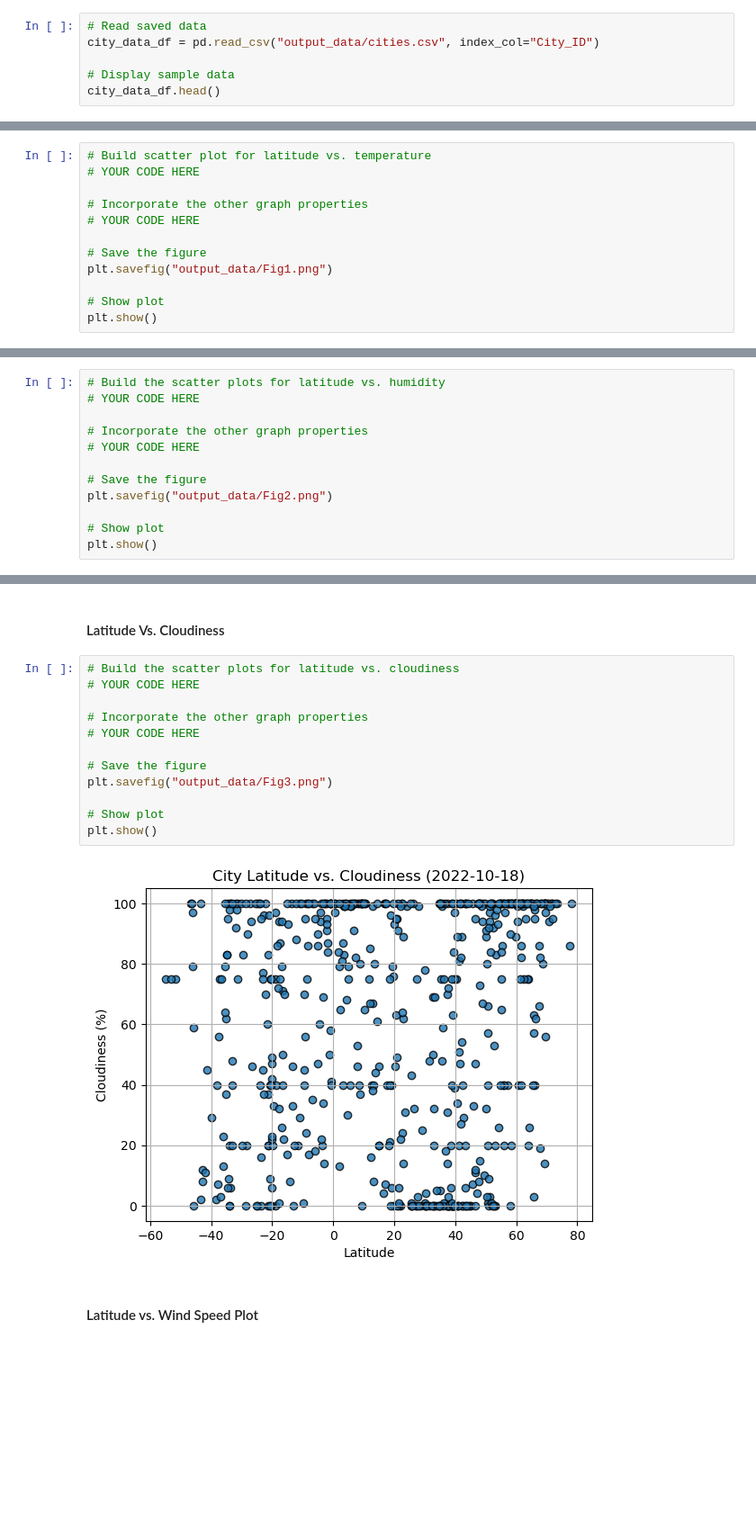
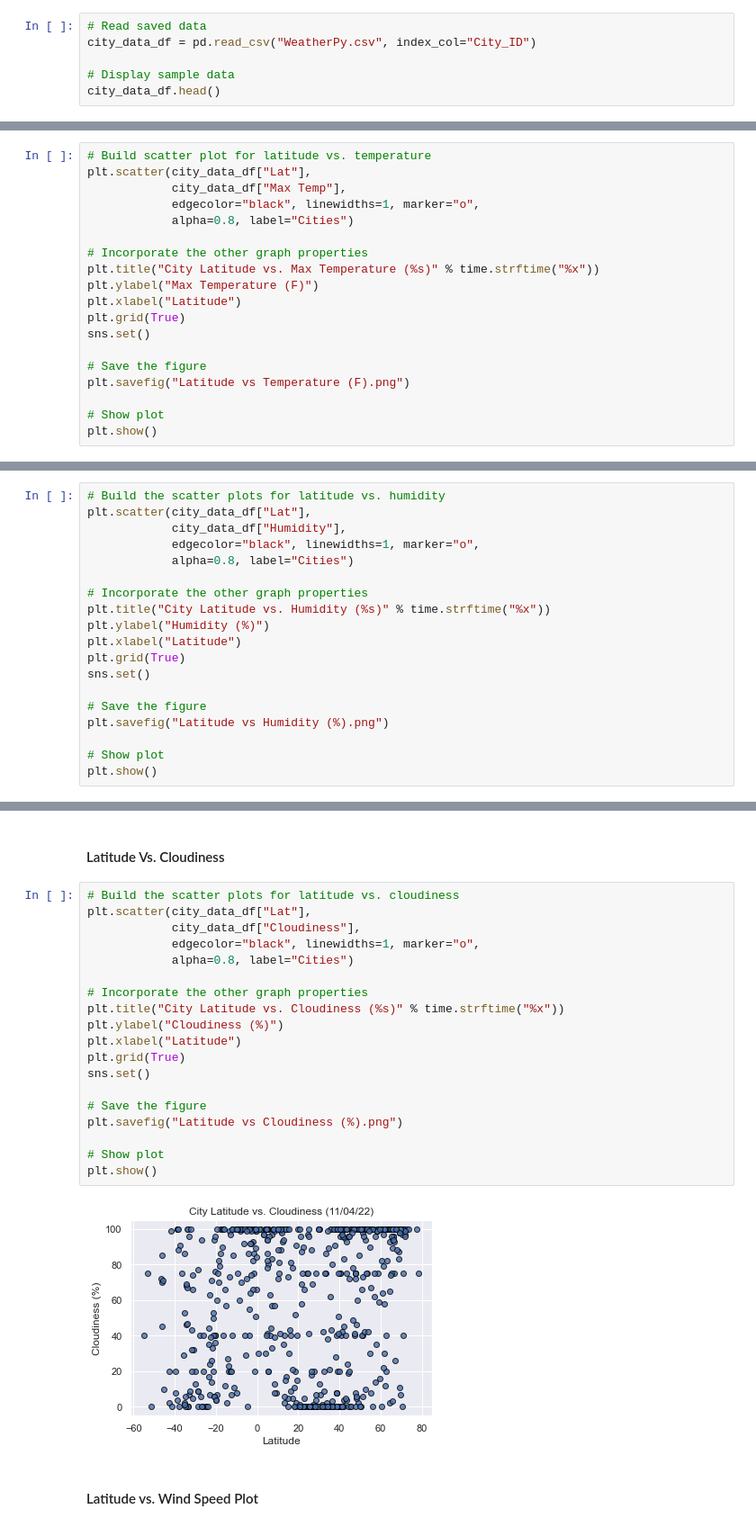
Before and after one commit to madinalikes/Python_Api_Challenge, a Jupyter notebook: WeatherPy/WeatherPy.ipynb, the cells around one changed output, grey strips where cells are left out. Shown at 90% size. Cells and saved outputs as stored; diff of their text form; blank space fills up the shorter version.

```diff
--- a/WeatherPy/WeatherPy.ipynb
+++ b/WeatherPy/WeatherPy.ipynb
@@ -174,6 +191,6 @@ city_data_df.to_csv("output_data/cities.csv", index_label="City_ID")
 # %%
 # Read saved data
-city_data_df = pd.read_csv("output_data/cities.csv", index_col="City_ID")
+city_data_df = pd.read_csv("WeatherPy.csv", index_col="City_ID")
 
 # Display sample data
 city_data_df.head()
@@ -191,13 +208,20 @@ city_data_df.head()
 #### Latitude Vs. Temperature
 # %%
 # Build scatter plot for latitude vs. temperature
-# YOUR CODE HERE
+plt.scatter(city_data_df["Lat"],
+            city_data_df["Max Temp"],
+            edgecolor="black", linewidths=1, marker="o",
+            alpha=0.8, label="Cities")
 
 # Incorporate the other graph properties
-# YOUR CODE HERE
+plt.title("City Latitude vs. Max Temperature (%s)" % time.strftime("%x"))
+plt.ylabel("Max Temperature (F)")
+plt.xlabel("Latitude")
+plt.grid(True)
+sns.set()
 
 # Save the figure
-plt.savefig("output_data/Fig1.png")
+plt.savefig("Latitude vs Temperature (F).png")
 
 # Show plot
 plt.show()
@@ -207,13 +232,20 @@ plt.show()
 #### Latitude Vs. Humidity
 # %%
 # Build the scatter plots for latitude vs. humidity
-# YOUR CODE HERE
+plt.scatter(city_data_df["Lat"],
+            city_data_df["Humidity"],
+            edgecolor="black", linewidths=1, marker="o",
+            alpha=0.8, label="Cities")
 
 # Incorporate the other graph properties
-# YOUR CODE HERE
+plt.title("City Latitude vs. Humidity (%s)" % time.strftime("%x"))
+plt.ylabel("Humidity (%)")
+plt.xlabel("Latitude")
+plt.grid(True)
+sns.set()
 
 # Save the figure
-plt.savefig("output_data/Fig2.png")
+plt.savefig("Latitude vs Humidity (%).png")
 
 # Show plot
 plt.show()
@@ -223,16 +256,23 @@ plt.show()
 #### Latitude Vs. Cloudiness
 # %%
 # Build the scatter plots for latitude vs. cloudiness
-# YOUR CODE HERE
+plt.scatter(city_data_df["Lat"],
+            city_data_df["Cloudiness"],
+            edgecolor="black", linewidths=1, marker="o",
+            alpha=0.8, label="Cities")
 
 # Incorporate the other graph properties
-# YOUR CODE HERE
+plt.title("City Latitude vs. Cloudiness (%s)" % time.strftime("%x"))
+plt.ylabel("Cloudiness (%)")
+plt.xlabel("Latitude")
+plt.grid(True)
+sns.set()
 
 # Save the figure
-plt.savefig("output_data/Fig3.png")
+plt.savefig("Latitude vs Cloudiness (%).png")
 
 # Show plot
 plt.show()
 # %% [output]
-[figure, old version]
+[figure, new version]
 # %% [markdown]
```
Also changed, not shown: parts of 39 cells of this notebook, 17 other files.
